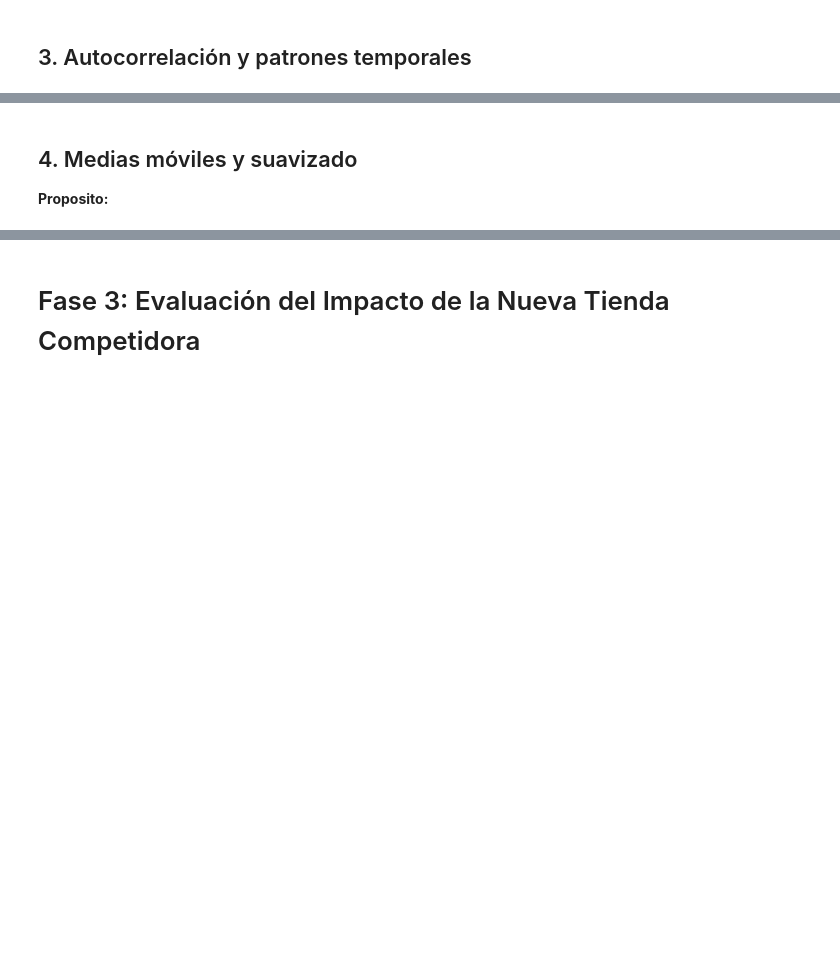
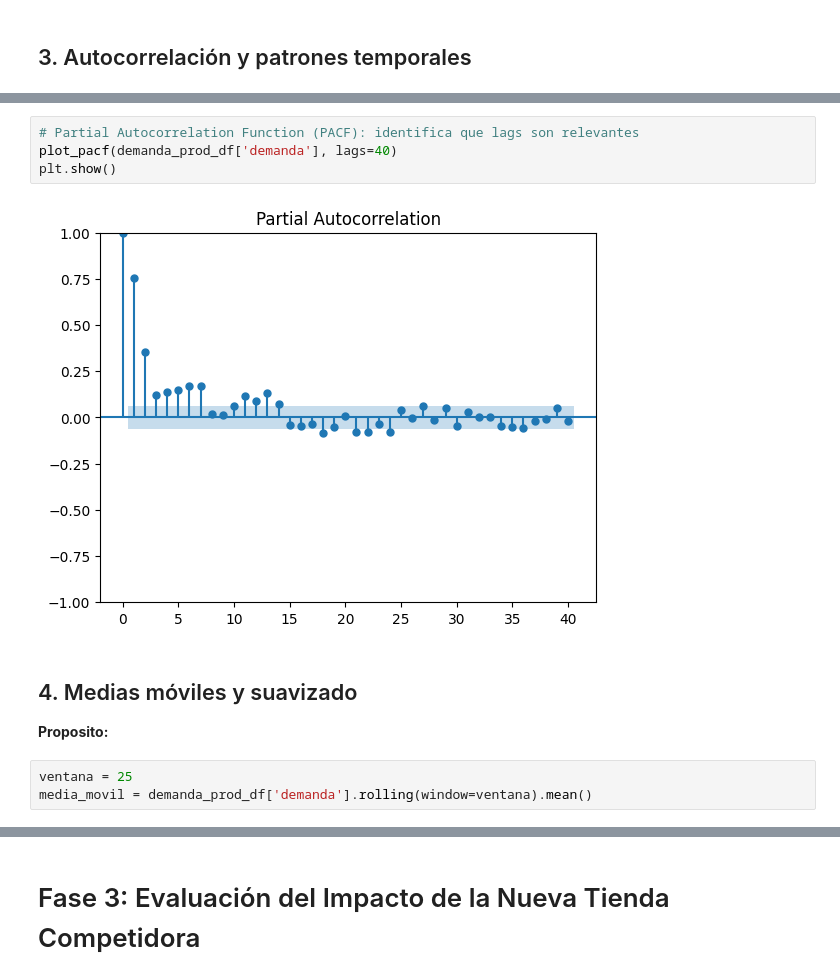
Before and after one commit to juanksRuiz/AI-DemandForecast, a Jupyter notebook: EDA.ipynb, the cells around one changed output, grey strips where cells are left out. Cells and saved outputs as stored; diff of their text form; blank space fills up the shorter version.

```diff
--- a/EDA.ipynb
+++ b/EDA.ipynb
@@ -235,3 +265,12 @@ plt.show()
+# %%
+# Partial Autocorrelation Function (PACF): identifica que lags son relevantes
+plot_pacf(demanda_prod_df['demanda'], lags=40)
+plt.show()
+# %% [output]
+[figure, added]
 # %% [markdown]
 ## 4. Medias móviles y suavizado
 **Proposito:**
+# %%
+ventana = 25
+media_movil = demanda_prod_df['demanda'].rolling(window=ventana).mean()
```
Also changed, not shown: parts of 15 cells of this notebook, 1 other file.
